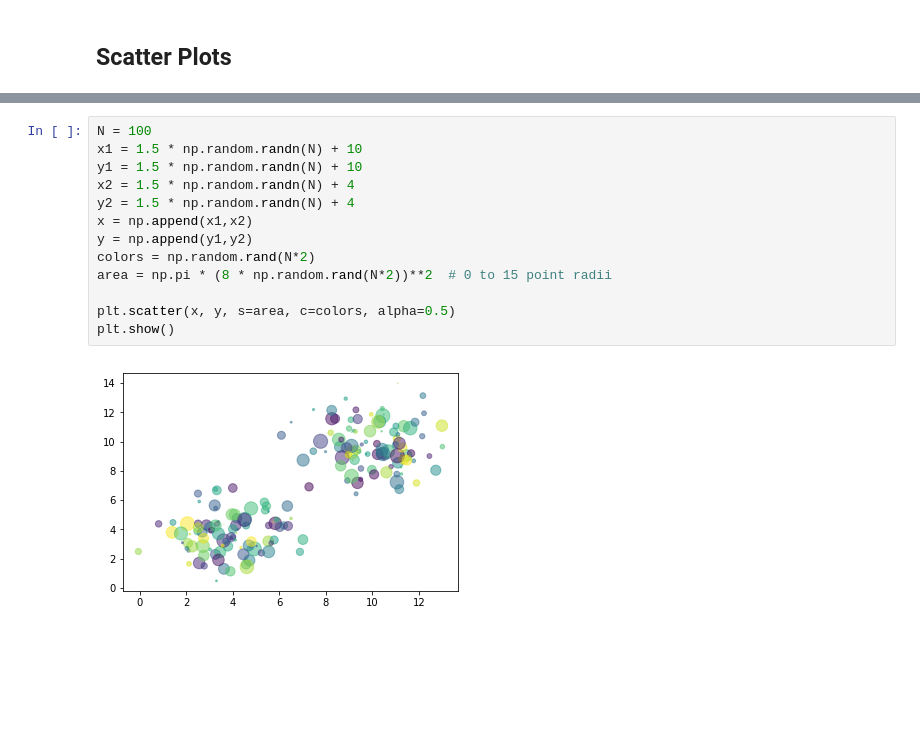
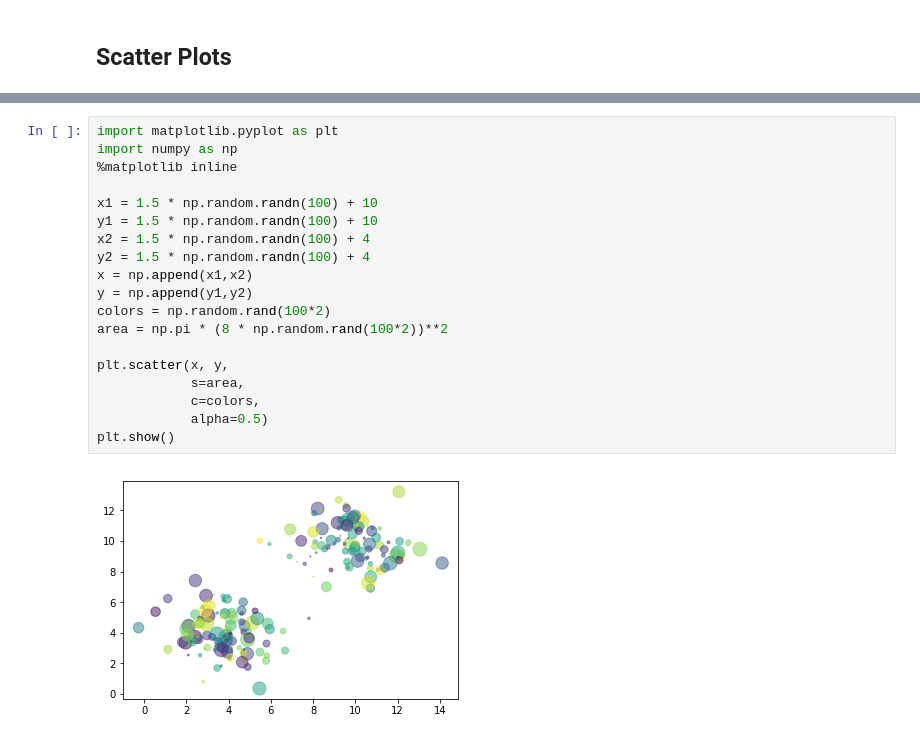
Before and after one commit to ProfessorKazarinoff/Problem-Solving-101-with-Python, a Jupyter notebook: notebooks/05-Plotting-with-Matplotlib/05.10-Scatter-Plots.ipynb, the cells around one changed output, grey strips where cells are left out. Saved outputs shown, nothing was run; the diff lists cells and outputs as text; blank space fills up the shorter version.

```diff
--- a/notebooks/05-Plotting-with-Matplotlib/05.10-Scatter-Plots.ipynb
+++ b/notebooks/05-Plotting-with-Matplotlib/05.10-Scatter-Plots.ipynb
@@ -9,15 +38,21 @@ import numpy as np
 # %%
-N = 100
-x1 = 1.5 * np.random.randn(N) + 10
-y1 = 1.5 * np.random.randn(N) + 10
-x2 = 1.5 * np.random.randn(N) + 4
-y2 = 1.5 * np.random.randn(N) + 4
+import matplotlib.pyplot as plt
+import numpy as np
+%matplotlib inline
+
+x1 = 1.5 * np.random.randn(100) + 10
+y1 = 1.5 * np.random.randn(100) + 10
+x2 = 1.5 * np.random.randn(100) + 4
+y2 = 1.5 * np.random.randn(100) + 4
 x = np.append(x1,x2)
 y = np.append(y1,y2)
-colors = np.random.rand(N*2)
-area = np.pi * (8 * np.random.rand(N*2))**2  # 0 to 15 point radii
+colors = np.random.rand(100*2)
+area = np.pi * (8 * np.random.rand(100*2))**2
 
-plt.scatter(x, y, s=area, c=colors, alpha=0.5)
+plt.scatter(x, y,
+            s=area,
+            c=colors,
+            alpha=0.5)
 plt.show()
 # %% [output]
-[figure, old version]
+[figure, new version]
```
Also changed, not shown: parts of 5 cells of this notebook, 7 other files.
